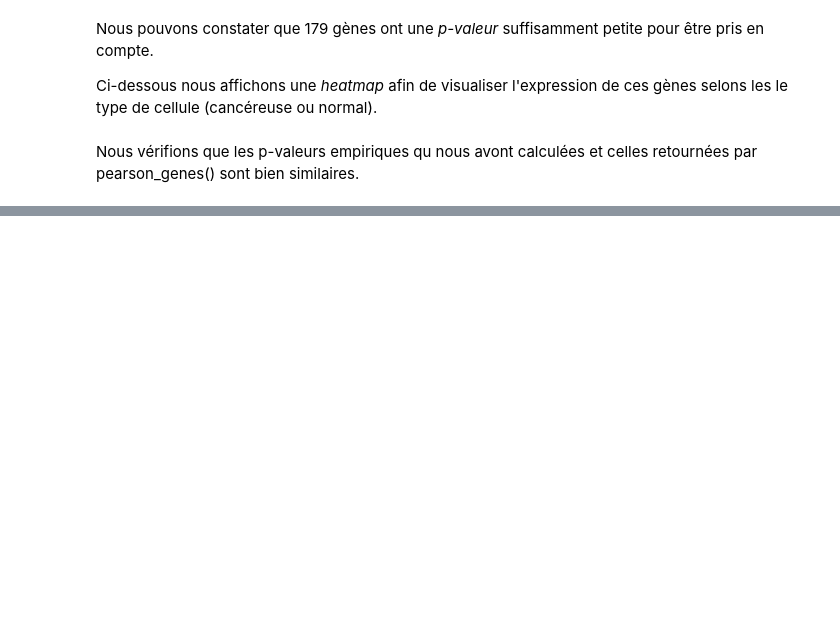
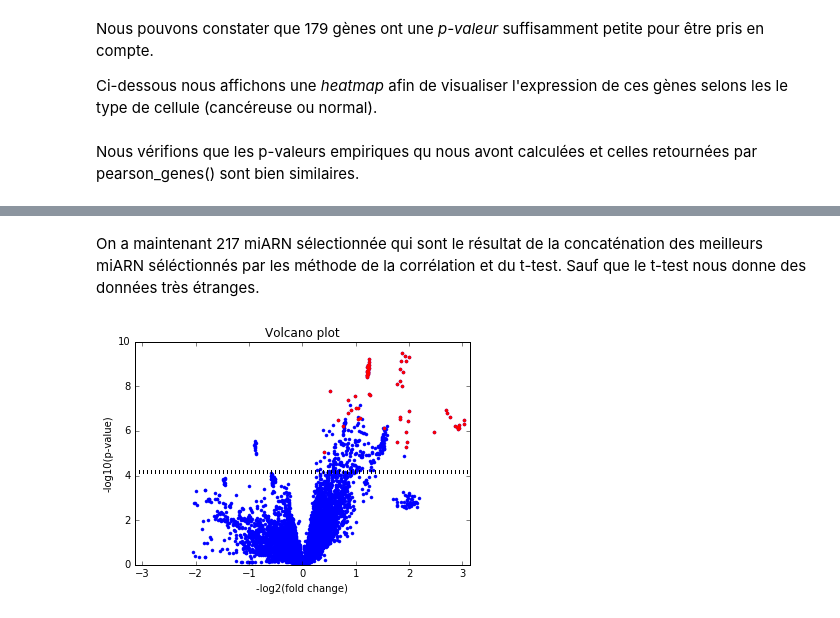
Before and after one commit to ThibaultSchowing/BBCProjet, a Jupyter notebook: code/projetBBC.ipynb, the cells around one changed output, grey strips where cells are left out. Saved outputs shown, nothing was run; the diff lists cells and outputs as text; code cells hidden in the pictures; blank space fills up the shorter version.

```diff
--- a/code/projetBBC.ipynb
+++ b/code/projetBBC.ipynb
@@ -529,0 +594,6 @@ print('LISTE FINALE DE GENES:\n'+str(data[idx_sg_final+1,0]).strip('[]'))
+# %% [markdown]
+On a maintenant 217 miARN sélectionnée qui sont le résultat de la concaténation des meilleurs miARN séléctionnés par les méthode de la corrélation et du t-test. Sauf que le t-test nous donne des données très étranges.
+# %%
+stats.volcano_plot(data[1:,1:],desired_profile,idx=idx_sg_corr)
+# %% [output]
+[figure, added]
```
Also changed, not shown: parts of 10 cells of this notebook, 2 other files.
